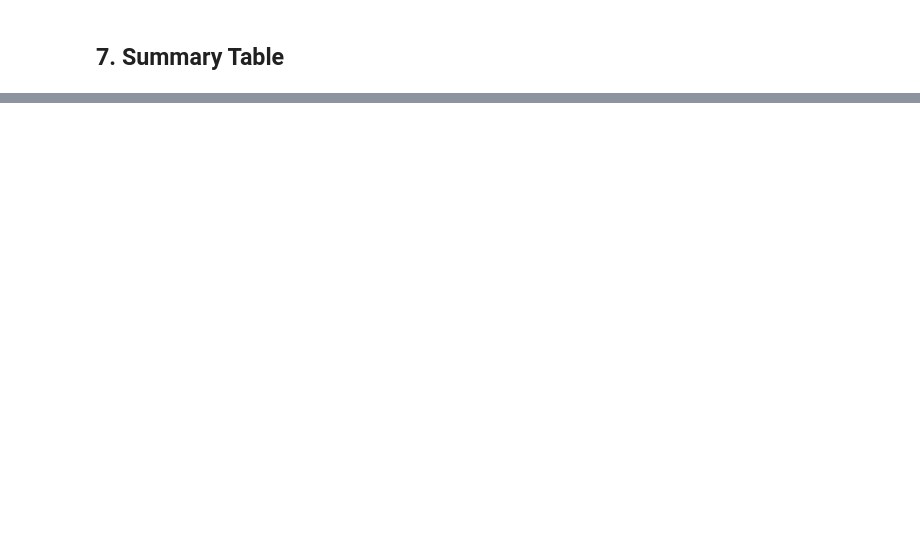
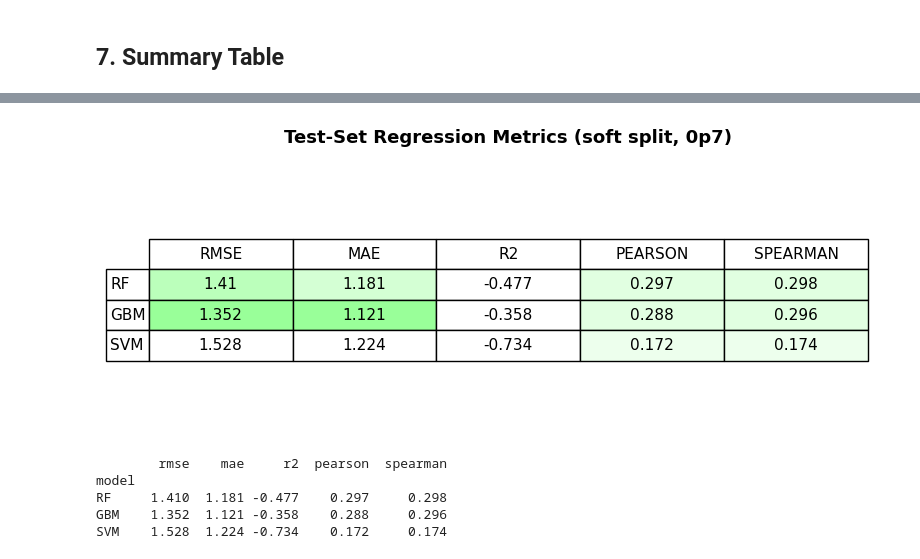
Before and after one commit to AaronXu9/PLATE-VS, a Jupyter notebook: notebooks/soft_split_visualization.ipynb, the cells around one changed output, grey strips where cells are left out. Drawn from its saved outputs; the diff is of its cells as text; code cells hidden in the pictures; blank space fills up the shorter version.

```diff
--- a/notebooks/soft_split_visualization.ipynb
+++ b/notebooks/soft_split_visualization.ipynb
@@ -468,41 +523,44 @@ if 'results_df' in dir() and len(results_df) > 0:
 # %%
-# Heatmap table of test-set metrics
 if 'results_df' in dir() and len(results_df) > 0:
     test_df = results_df[results_df['split'] == 'test'].set_index('model')
     metric_cols = [m for m in METRICS if m in test_df.columns]
     table = test_df[metric_cols].apply(pd.to_numeric, errors='coerce').round(3)
 
     fig, ax = plt.subplots(figsize=(len(metric_cols)*1.5 + 1, len(table)*0.6 + 1.5))
     ax.axis('off')
     tbl = ax.table(
         cellText=table.values,
         rowLabels=table.index,
         colLabels=[m.upper() for m in metric_cols],
         cellLoc='center', loc='center'
     )
     tbl.auto_set_font_size(False)
     tbl.set_fontsize(11)
     tbl.scale(1.4, 1.8)
-    # Colour cells: green=good, red=bad based on metric direction
     for i, model in enumerate(table.index):
         for j, metric in enumerate(metric_cols):
             val = table.loc[model, metric]
             if pd.isna(val):
                 continue
-            # r2/pearson/spearman: higher=better; rmse/mae: lower=better
+            col_vals = pd.to_numeric(table[metric], errors='coerce').dropna()
             if metric in ('r2', 'pearson', 'spearman'):
-                intensity = max(0, min(1, val))
-                color = (1-intensity*0.4, 1, 1-intensity*0.4)   # greenish
+                intensity = max(0.0, min(1.0, float(val)))
             else:
-                col_vals = pd.to_numeric(table[metric], errors='coerce').dropna()
-                intensity = 1 - (val - col_vals.min()) / (col_vals.max() - col_vals.min() + 1e-9)
-                color = (1-intensity*0.4, 1, 1-intensity*0.4)
+                rng = col_vals.max() - col_vals.min() + 1e-9
+                intensity = 1.0 - float(val - col_vals.min()) / rng
+            color = (1 - intensity*0.4, 1.0, 1 - intensity*0.4)
             tbl[(i+1, j)].set_facecolor(color)
 
-    ax.set_title('Test-Set Regression Metrics (soft split, 0p7)',
-                 fontsize=13, fontweight='bold', pad=20)
+    ax.set_title('Test-Set Regression Metrics (soft split, 0p7)', fontsize=13, fontweight='bold', pad=20)
     plt.tight_layout()
     plt.savefig(f'{REPO}/notebooks/figures/regression_test_metrics_table.png', dpi=150, bbox_inches='tight')
     plt.show()
     print()
     print(table.to_string())
+# %% [output]
+[figure, added]
+        rmse    mae     r2  pearson  spearman
+model
+RF     1.410  1.181 -0.477    0.297     0.298
+GBM    1.352  1.121 -0.358    0.288     0.296
+SVM    1.528  1.224 -0.734    0.172     0.174
```
Also changed, not shown: parts of 12 cells of this notebook.
